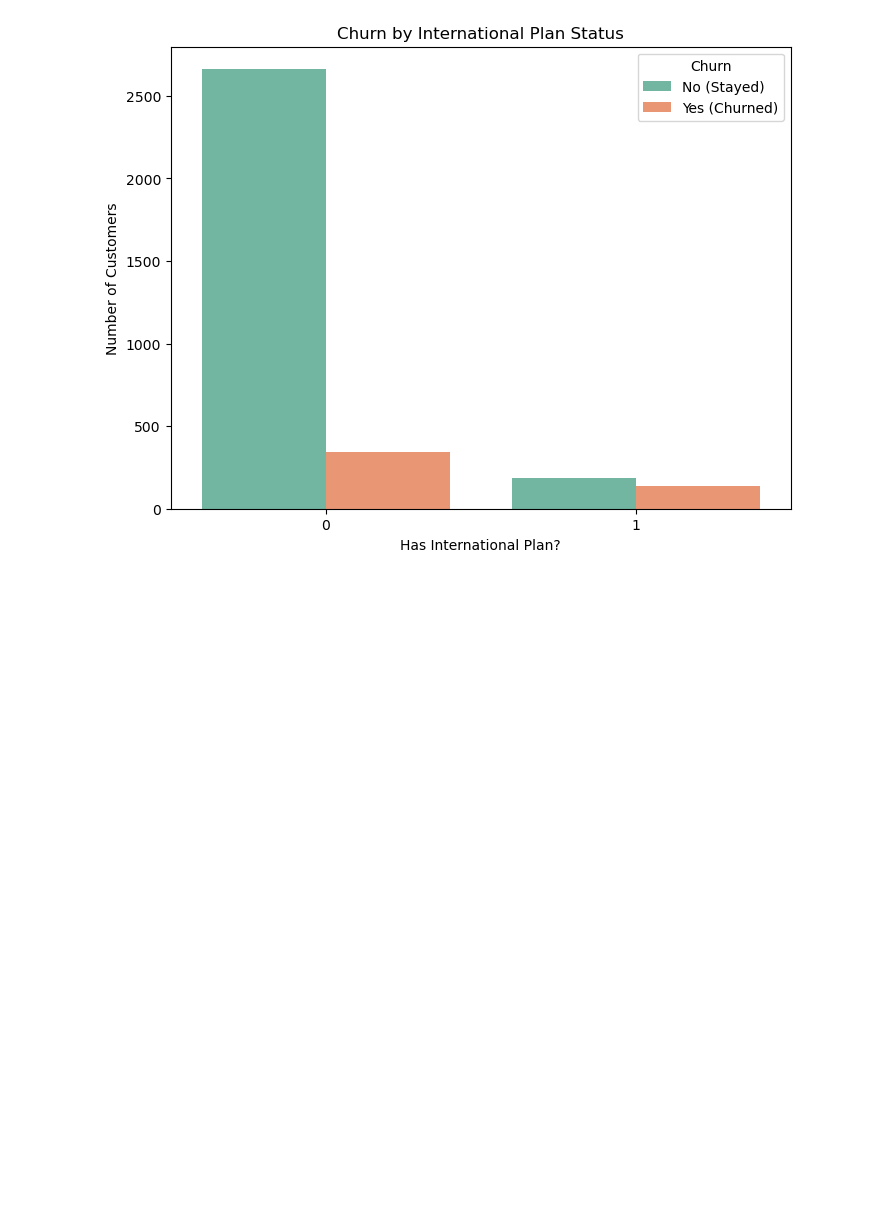
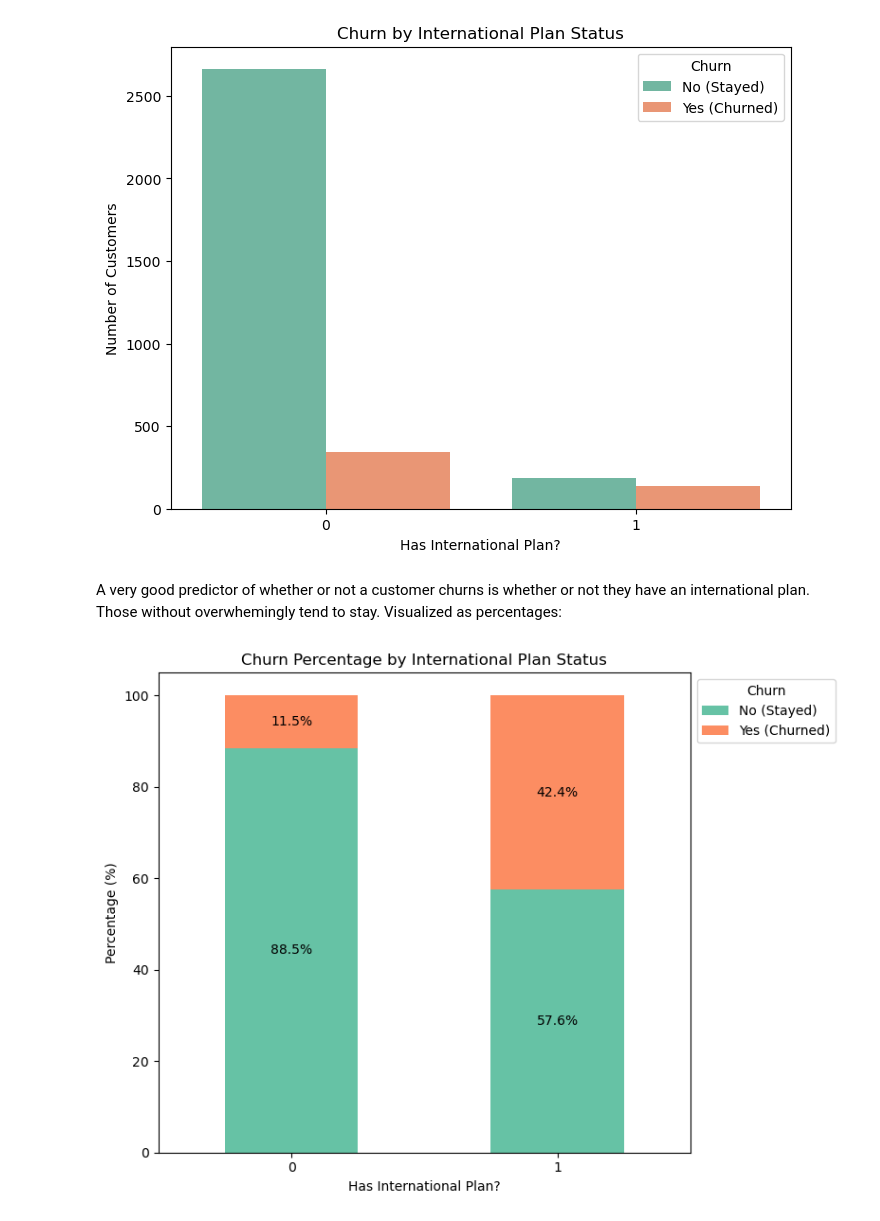
Before and after one commit to NgundoMuithya/SyriaTel_Customer_Churn, a Jupyter notebook: notebook.ipynb, the cells around one changed output. Drawn from its saved outputs; the diff is of its cells as text; code cells hidden in the pictures; blank space fills up the shorter version.

Commit message:
Did some more visualizations and moved on to model creation

```diff
--- a/notebook.ipynb
+++ b/notebook.ipynb
@@ -143,3 +143,37 @@ plt.legend(title='Churn', labels=['No (Stayed)', 'Yes (Churned)'])
 plt.show()
 # %% [output]
 [figure]
+# %% [markdown]
+A very good predictor of whether or not a customer churns is whether or not they have an international plan. Those without overwhemingly tend to stay. Visualized as percentages:
+# %%
+# Calculate the percentages
+# pd.crosstab with normalize='index' converts the counts into row proportions
+crosstab_percent = pd.crosstab(df['international plan'], df['churn'], normalize='index') * 100
+
+# Create a 100% stacked bar chart
+fig, ax = plt.subplots(figsize=(8, 6))
+crosstab_percent.plot(kind='bar', stacked=True, color=['#66c2a5', '#fc8d62'], ax=ax)
+
+# Add formatting and labels
+plt.title('Churn Percentage by International Plan Status')
+plt.xlabel('Has International Plan?')
+plt.ylabel('Percentage (%)')
+plt.xticks(rotation=0)
+plt.legend(title='Churn', labels=['No (Stayed)', 'Yes (Churned)'], loc='upper left', bbox_to_anchor=(1, 1))
+
+# Add the text numbers inside the bars for extra clarity
+for p in ax.patches:
+    width, height = p.get_width(), p.get_height()
+    x, y = p.get_xy()
+    if height > 0:
+        ax.text(x+width/2,
+                y+height/2,
+                '{:.1f}%'.format(height),
+                horizontalalignment='center',
+                verticalalignment='center')
+
+# Show the plot
+plt.tight_layout()
+plt.show()
+# %% [output]
+[figure, added]
```
Also changed, not shown: parts of 5 cells of this notebook.
